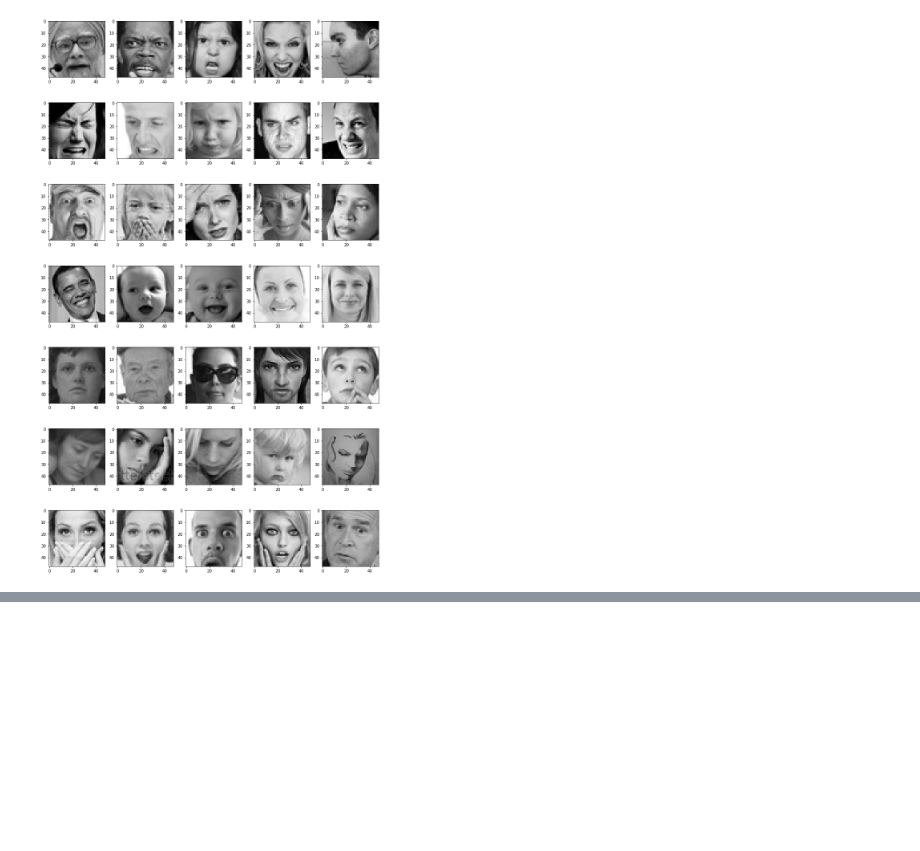
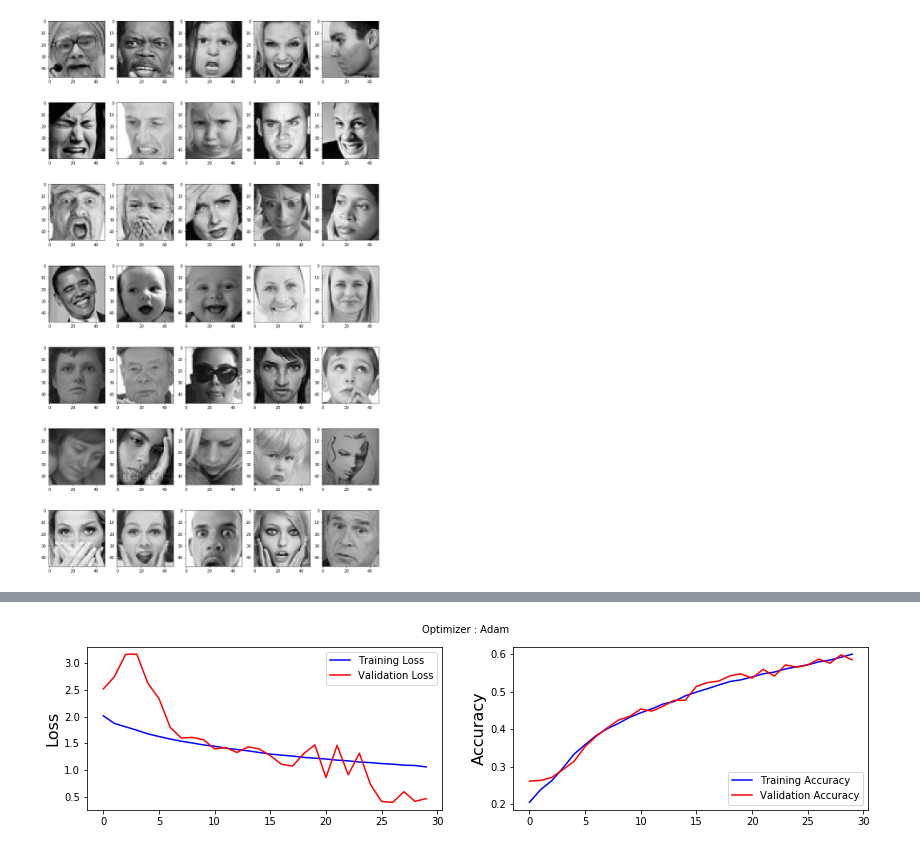
Before and after one commit to hoangminhtoan/2020_Projects, a Jupyter notebook: NodeJS/FacialExpression/face_display.ipynb, the cells around one changed output, grey strips where cells are left out. Cells and saved outputs as stored; diff of their text form; code cells hidden in the pictures; blank space fills up the shorter version.

```diff
--- a/NodeJS/FacialExpression/face_display.ipynb
+++ b/NodeJS/FacialExpression/face_display.ipynb
@@ -29,0 +133,3 @@ plt.show()
+# %%
+model.compile(optimizer=opt, loss='categorical_crossentropy', metrics=['accuracy'])
+model.summary()
@@ -29,0 +154,19 @@ plt.show()
+# %%
+# train model
+EPOCHS = 30
+
+from keras.callbacks import ModelCheckpoint
+
+ckpt = ModelCheckpoint(filepath='checkpoints/model_weights.h5', monitor='val_acc', verbose=1, save_best_only=True)
+
+history = model.fit_generator(generator=train_generator,
+                            steps_per_epoch=train_generator.n // train_generator.batch_size,
+                            epochs=EPOCHS,
+                            validation_data=valid_generator,
+                            validation_steps=valid_generator.n // valid_generator.batch_size,
+                            callbacks=[ckpt])
+
+model_json = model.to_json()
+
+with open('checkpoints/model_final.json', "w") as file:
+    file.write(model_json)
@@ -29,0 +193,17 @@ plt.show()
+# %%
+plt.figure(figsize=(14, 3))
+plt.subplot(1, 2, 1)
+plt.suptitle('Optimizer : Adam', fontsize=10)
+plt.ylabel('Loss', fontsize=16)
+plt.plot(history.history['loss'], color='b', label='Training Loss')
+plt.plot(history.history['val_loss'], color='r', label='Validation Loss')
+plt.legend(loc='upper right')
+
+plt.subplot(1, 2, 2)
+plt.ylabel('Accuracy', fontsize=16)
+plt.plot(history.history['accuracy'], color='b', label='Training Accuracy')
+plt.plot(history.history['val_accuracy'], color='r', label='Validation Accuracy')
+plt.legend(loc='lower right')
+plt.show()
+# %% [output]
+[figure, added]
```
Also changed, not shown: parts of 6 cells of this notebook, 7 other files.
